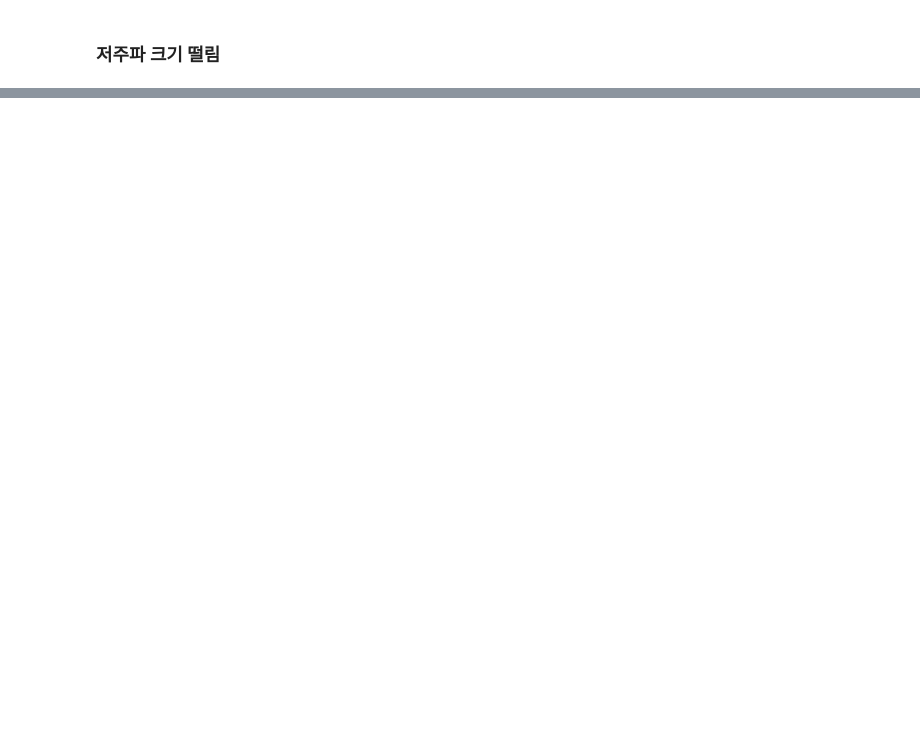
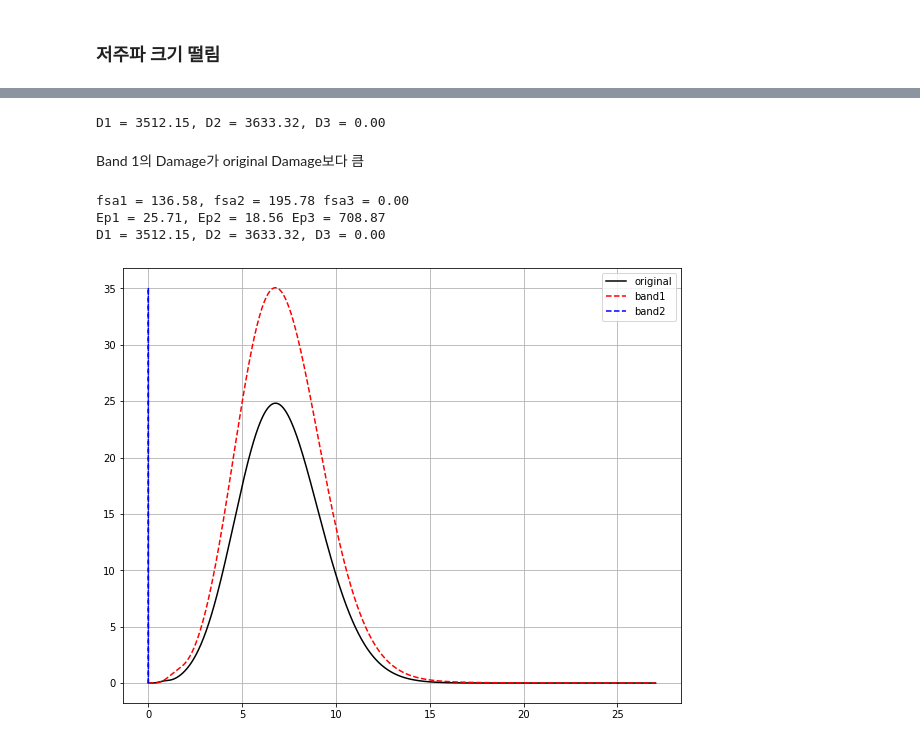
Before and after one commit to wonho13/work, a Jupyter notebook: 논문/2021/Case Study.ipynb, the cells around one changed output, grey strips where cells are left out. Saved outputs shown, nothing was run; the diff lists cells and outputs as text; code cells hidden in the pictures; blank space fills up the shorter version.

```diff
--- a/논문/2021/Case Study.ipynb
+++ b/논문/2021/Case Study.ipynb
@@ -88,0 +192,57 @@ D3
+# %%
+D1 = D_dirlik(fi,rpsd1,m=4,T=1,C=1);
+D2 = D_dirlik(dfi[0],rpsd2,m=4,T=1,C=1);
+D3 = D_dirlik(dfi[1],rpsd3,m=4,T=1,C=1);
+print("D1 = %.2f, D2 = %.2f, D3 = %.2f"%(D1,D2,D3));
+# %% [output]
+D1 = 3512.15, D2 = 3633.32, D3 = 0.00
+# %% [markdown]
+Band 1의 Damage가 original Damage보다 큼
+# %%
+def D_dirlik(freq,psd,m,T,C):
+    M0 = M(freq,psd,0);  M1 = M(freq,psd,1);  M2 = M(freq,psd,2);  M4 = M(freq,psd,4);
+    E0 = np.sqrt(M2/M0);
+    Ep = np.sqrt(M4/M2);
+    r = E0/Ep;
+    Xm = (M1/M0)*np.sqrt(M2/M4);
+    Z = 1/np.sqrt(M0);
+    D1 = 2*(Xm-r**2)/(1+r**2);
+    R = (r-Xm-D1**2)/(1-r-D1+D1**2);
+    D2 = (1-r-D1+D1**2)/(1-R);
+    D3 = 1 - D1 - D2;
+    Q = 1.25*(r-D3-D2*R)/D1
+    def f(sa):
+        A1 = D1/(np.sqrt(M0)*Q);
+        A2 = D2*Z*sa/(np.sqrt(M0)*R**2);
+        A3 = D3*Z*sa/np.sqrt(M0);
+        a1 = -Z*sa/Q
+        a2 = -(Z**2)*(sa**2)/(2*R**2);
+        a3 = -(Z**2)*(sa**2)/2;
+        return A1*np.exp(a1) + A2*np.exp(a2) + A3*np.exp(a3);
+    def z(m):
+        mm = np.linspace(3,12,10);
+        zz = np.array([8.652,8.822,8.982,9.133,9.277,9.415,9.546,9.673,9.796,9.915]);
+        return np.interp(m,mm,zz);
+    LB = 0; UB = z(m)*np.sqrt(M0);
+    s = np.linspace(LB,UB,10000);
+    samfsa = (s**m)*f(s);
+    intsamfsa = np.trapz(samfsa,s);
+    return s,samfsa, Ep;
+# %%
+s1,fsa1,Ep1 = D_dirlik(fi,rpsd1,m=4,T=1,C=1);
+s2,fsa2,Ep2 = D_dirlik(dfi[0],rpsd2,m=4,T=1,C=1);
+s3,fsa3,Ep3 = D_dirlik(dfi[1],rpsd3,m=4,T=1,C=1);
+plt.figure(figsize=(10,8)); plt.plot(s1,fsa1,'k-',label='original');
+plt.plot(s2,fsa2,'r--',label='band1');
+plt.plot(s3,fsa2,'b--',label='band2');
+plt.legend(); plt.grid();
+
+intsamfsa1 = np.trapz(fsa1,s1); intsamfsa2 = np.trapz(fsa2,s2); intsamfsa3 = np.trapz(fsa3,s3);
+print("fsa1 = %.2f, fsa2 = %.2f fsa3 = %.2f"%(intsamfsa1,intsamfsa2,intsamfsa3));
+print("Ep1 = %.2f, Ep2 = %.2f Ep3 = %.2f"%(Ep1,Ep2,Ep3));
+print("D1 = %.2f, D2 = %.2f, D3 = %.2f"%(D1,D2,D3));
+# %% [output]
+fsa1 = 136.58, fsa2 = 195.78 fsa3 = 0.00
+Ep1 = 25.71, Ep2 = 18.56 Ep3 = 708.87
+D1 = 3512.15, D2 = 3633.32, D3 = 0.00
+[figure, added]
```
Also changed, not shown: parts of 36 cells of this notebook, 1 other file.
